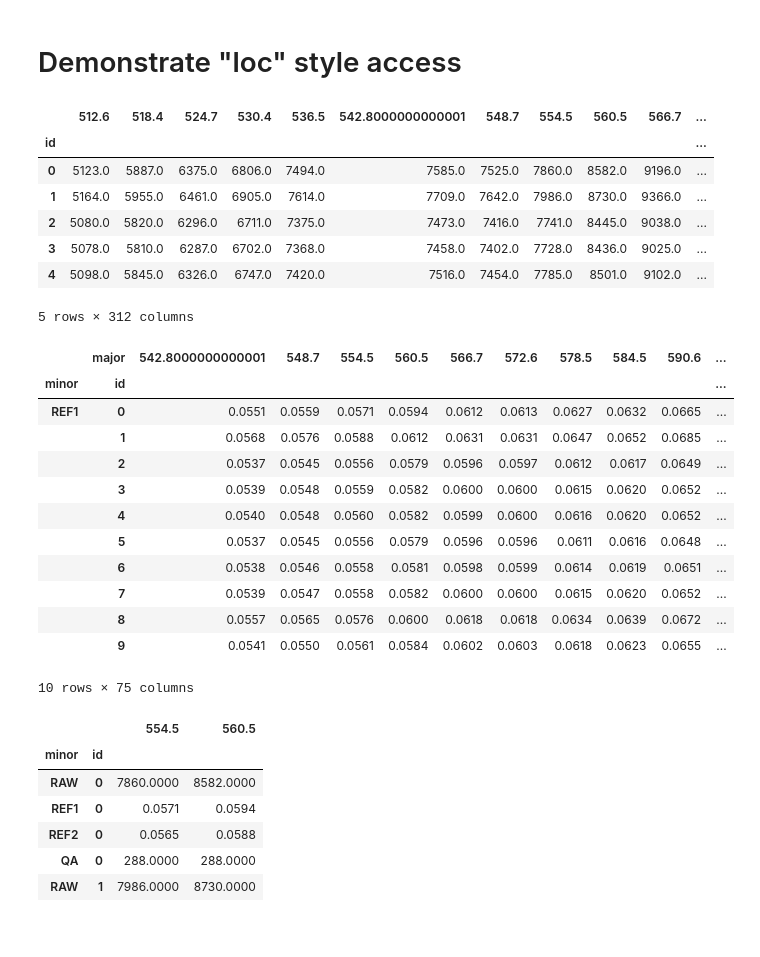
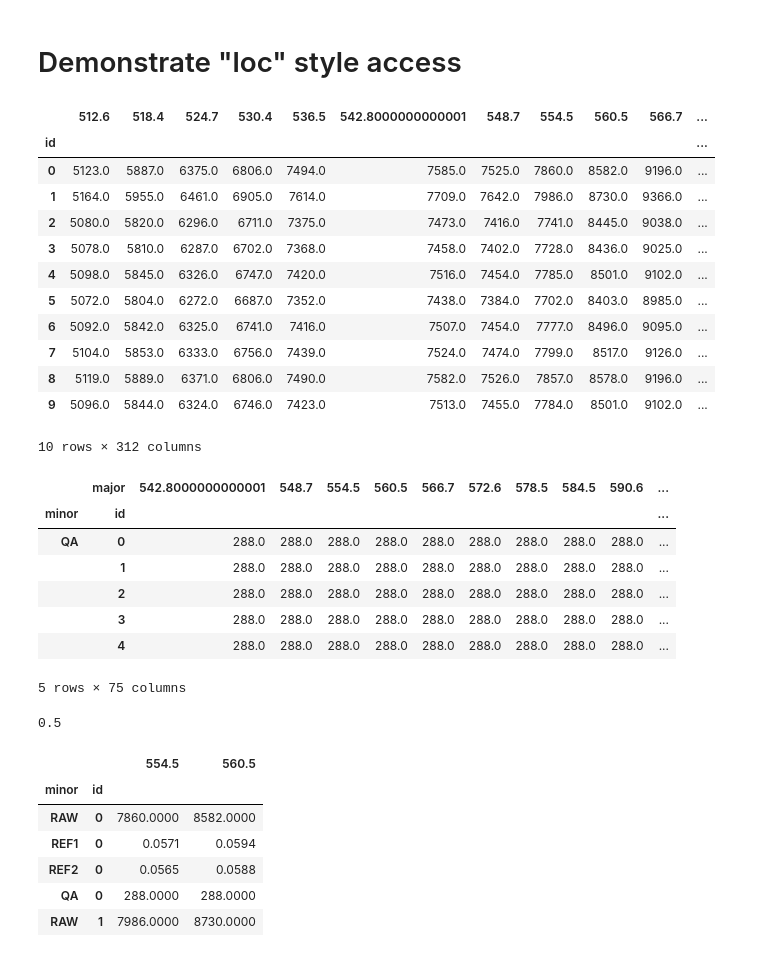
Before and after one commit to jlaura/PyHAT, a Jupyter notebook: notebooks/SP Example.ipynb, the cells around one changed output. Saved outputs shown, nothing was run; the diff lists cells and outputs as text; code cells hidden in the pictures.

```diff
--- a/notebooks/SP Example.ipynb
+++ b/notebooks/SP Example.ipynb
@@ -62,7 +62,7 @@ s.spectra.head()
 # Demonstrate "loc" style access
 # %%
 # Searches the "s" object for all rows labeled "raw"
-s.loc['RAW'].head()
+s.loc['RAW'].head(10)
 # %% [output]
 |  | 512.6 | 518.4 | 524.7 | 530.4 | 536.5 | 542.8000000000001 | 548.7 | 554.5 | 560.5 | 566.7 | ... |
 | id |  |  |  |  |  |  |  |  |  |  | ... |
@@ -71,24 +71,28 @@ s.loc['RAW'].head()
 | 2 | 5080.0 | 5820.0 | 6296.0 | 6711.0 | 7375.0 | 7473.0 | 7416.0 | 7741.0 | 8445.0 | 9038.0 | ... |
 | 3 | 5078.0 | 5810.0 | 6287.0 | 6702.0 | 7368.0 | 7458.0 | 7402.0 | 7728.0 | 8436.0 | 9025.0 | ... |
 | 4 | 5098.0 | 5845.0 | 6326.0 | 6747.0 | 7420.0 | 7516.0 | 7454.0 | 7785.0 | 8501.0 | 9102.0 | ... |
+| 5 | 5072.0 | 5804.0 | 6272.0 | 6687.0 | 7352.0 | 7438.0 | 7384.0 | 7702.0 | 8403.0 | 8985.0 | ... |
+| 6 | 5092.0 | 5842.0 | 6325.0 | 6741.0 | 7416.0 | 7507.0 | 7454.0 | 7777.0 | 8496.0 | 9095.0 | ... |
+| 7 | 5104.0 | 5853.0 | 6333.0 | 6756.0 | 7439.0 | 7524.0 | 7474.0 | 7799.0 | 8517.0 | 9126.0 | ... |
+| 8 | 5119.0 | 5889.0 | 6371.0 | 6806.0 | 7490.0 | 7582.0 | 7526.0 | 7857.0 | 8578.0 | 9196.0 | ... |
+| 9 | 5096.0 | 5844.0 | 6324.0 | 6746.0 | 7423.0 | 7513.0 | 7455.0 | 7784.0 | 8501.0 | 9102.0 | ... |
-5 rows × 312 columns
+10 rows × 312 columns
 # %%
 # Searches the "s" object for observation id's 5-100 that are labeled "raw"
-s.loc['REF1', :, 540:1000].head(10)
+s.get['QA', :, 540:1000].head()
 # %% [output]
 |  | major | 542.8000000000001 | 548.7 | 554.5 | 560.5 | 566.7 | 572.6 | 578.5 | 584.5 | 590.6 | ... |
 | minor | id |  |  |  |  |  |  |  |  |  | ... |
-| REF1 | 0 | 0.0551 | 0.0559 | 0.0571 | 0.0594 | 0.0612 | 0.0613 | 0.0627 | 0.0632 | 0.0665 | ... |
-|  | 1 | 0.0568 | 0.0576 | 0.0588 | 0.0612 | 0.0631 | 0.0631 | 0.0647 | 0.0652 | 0.0685 | ... |
-|  | 2 | 0.0537 | 0.0545 | 0.0556 | 0.0579 | 0.0596 | 0.0597 | 0.0612 | 0.0617 | 0.0649 | ... |
-|  | 3 | 0.0539 | 0.0548 | 0.0559 | 0.0582 | 0.0600 | 0.0600 | 0.0615 | 0.0620 | 0.0652 | ... |
-|  | 4 | 0.0540 | 0.0548 | 0.0560 | 0.0582 | 0.0599 | 0.0600 | 0.0616 | 0.0620 | 0.0652 | ... |
-|  | 5 | 0.0537 | 0.0545 | 0.0556 | 0.0579 | 0.0596 | 0.0596 | 0.0611 | 0.0616 | 0.0648 | ... |
-|  | 6 | 0.0538 | 0.0546 | 0.0558 | 0.0581 | 0.0598 | 0.0599 | 0.0614 | 0.0619 | 0.0651 | ... |
-|  | 7 | 0.0539 | 0.0547 | 0.0558 | 0.0582 | 0.0600 | 0.0600 | 0.0615 | 0.0620 | 0.0652 | ... |
-|  | 8 | 0.0557 | 0.0565 | 0.0576 | 0.0600 | 0.0618 | 0.0618 | 0.0634 | 0.0639 | 0.0672 | ... |
-|  | 9 | 0.0541 | 0.0550 | 0.0561 | 0.0584 | 0.0602 | 0.0603 | 0.0618 | 0.0623 | 0.0655 | ... |
+| QA | 0 | 288.0 | 288.0 | 288.0 | 288.0 | 288.0 | 288.0 | 288.0 | 288.0 | 288.0 | ... |
+|  | 1 | 288.0 | 288.0 | 288.0 | 288.0 | 288.0 | 288.0 | 288.0 | 288.0 | 288.0 | ... |
+|  | 2 | 288.0 | 288.0 | 288.0 | 288.0 | 288.0 | 288.0 | 288.0 | 288.0 | 288.0 | ... |
+|  | 3 | 288.0 | 288.0 | 288.0 | 288.0 | 288.0 | 288.0 | 288.0 | 288.0 | 288.0 | ... |
+|  | 4 | 288.0 | 288.0 | 288.0 | 288.0 | 288.0 | 288.0 | 288.0 | 288.0 | 288.0 | ... |
-10 rows × 75 columns
+5 rows × 75 columns
+# %%
+s.tolerance
+# %% [output]
+0.5
 # %%
 s[[554, 560]].head()
 # %% [output]
```
Also changed, not shown: parts of 7 cells of this notebook, 2 other files.
